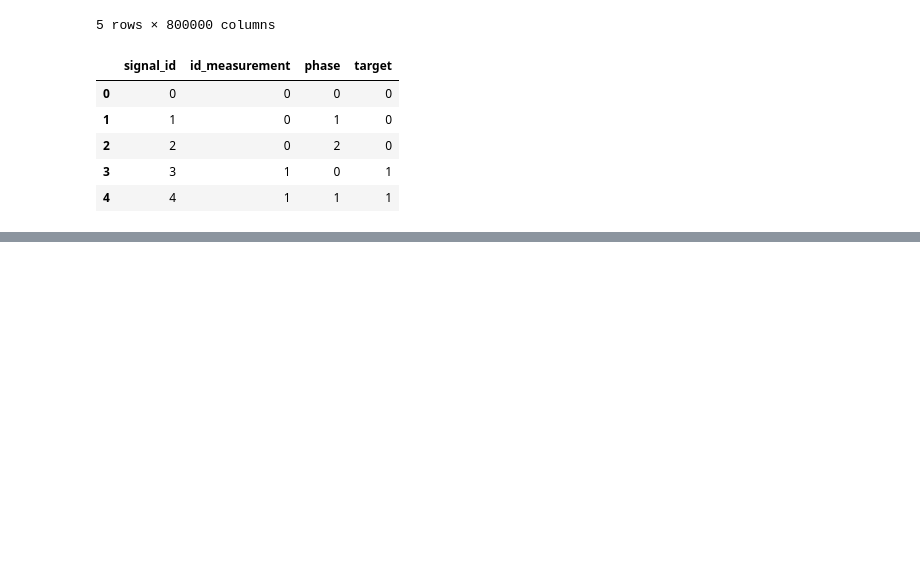
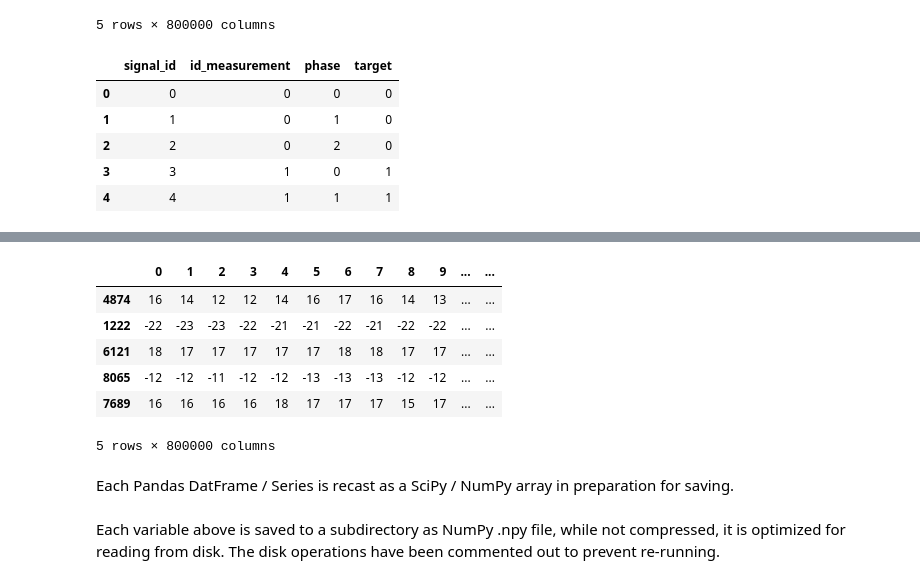
Before and after one commit to jsweet080/PD_analysis, a Jupyter notebook: 01_Data_Manip.ipynb, the cells around one changed output, grey strips where cells are left out. Cells and saved outputs as stored; diff of their text form; code cells hidden in the pictures; blank space fills up the shorter version.

```diff
--- a/01_Data_Manipulation.ipynb
+++ b/01_Data_Manip.ipynb
@@ -70,0 +78,2 @@ The using the meta
+# %%
+df_train.index = df_train.index.map(int)
@@ -71,6 +82,6 @@ The using the meta
 # %%
 X_train, X_test, y_train, y_test = train_test_split(
-    df_train,
+    df_train.index,
     meta_train['target'],
     stratify = meta_train['target'],
     test_size = .2,
@@ -106,3 +93,0 @@ X_train and X_test column labels were strings, then transposed to become indices
-# %%
-X_train.index = X_train.index.map(int)
-X_test.index = X_test.index.map(int)
@@ -138,0 +112,6 @@ y_test_resamp = np.concatenate([y_test_resamp, [0]* y_test.sum()])
+# %%
+%%time
+X_train_data = df_train.iloc[X_train, :]
+X_test_data = df_train.iloc[X_test, :]
+X_train_resamp_data = df_train.iloc[X_train_resamp, :]
+X_test_resamp_data = df_train.iloc[X_test_resamp, :]
@@ -138,0 +121,12 @@ y_test_resamp = np.concatenate([y_test_resamp, [0]* y_test.sum()])
+# %%
+X_test_data.head()
+# %% [output]
+|  | 0 | 1 | 2 | 3 | 4 | 5 | 6 | 7 | 8 | 9 | ... | ... |
+| 4874 | 16 | 14 | 12 | 12 | 14 | 16 | 17 | 16 | 14 | 13 | ... | ... |
+| 1222 | -22 | -23 | -23 | -22 | -21 | -21 | -22 | -21 | -22 | -22 | ... | ... |
+| 6121 | 18 | 17 | 17 | 17 | 17 | 17 | 18 | 18 | 17 | 17 | ... | ... |
+| 8065 | -12 | -12 | -11 | -12 | -12 | -13 | -13 | -13 | -12 | -12 | ... | ... |
+| 7689 | 16 | 16 | 16 | 16 | 18 | 17 | 17 | 17 | 15 | 17 | ... | ... |
+5 rows × 800000 columns
+# %% [markdown]
+Each Pandas DatFrame / Series is recast as a SciPy / NumPy array in preparation for saving.
@@ -138,0 +142,2 @@ y_test_resamp = np.concatenate([y_test_resamp, [0]* y_test.sum()])
+# %% [markdown]
+Each variable above is saved to a subdirectory as NumPy .npy file, while not compressed, it is optimized for reading from disk. The disk operations have been commented out to prevent re-running.
```
Also changed, not shown: parts of 31 cells of this notebook, 18 other files.
